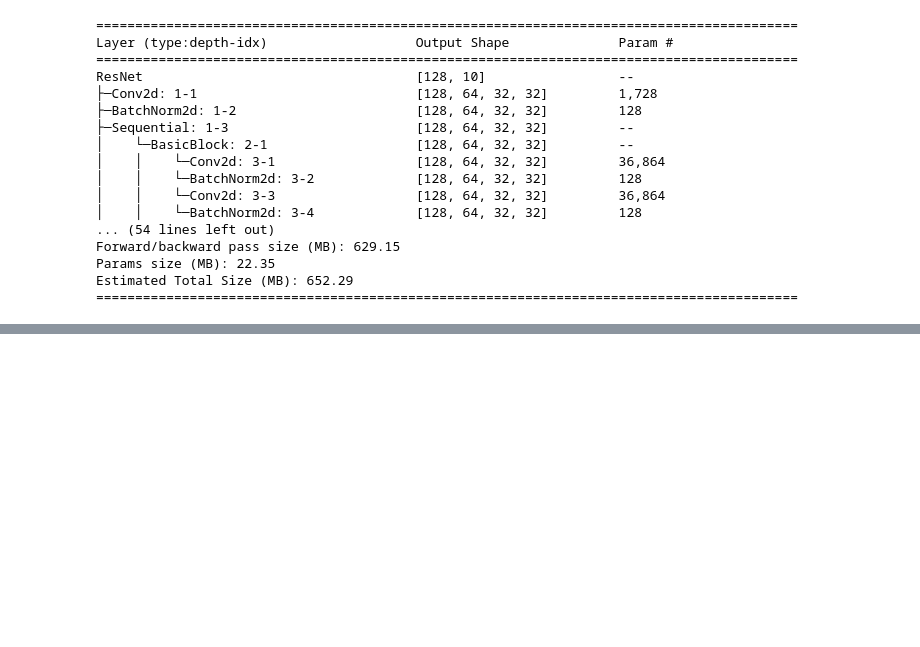
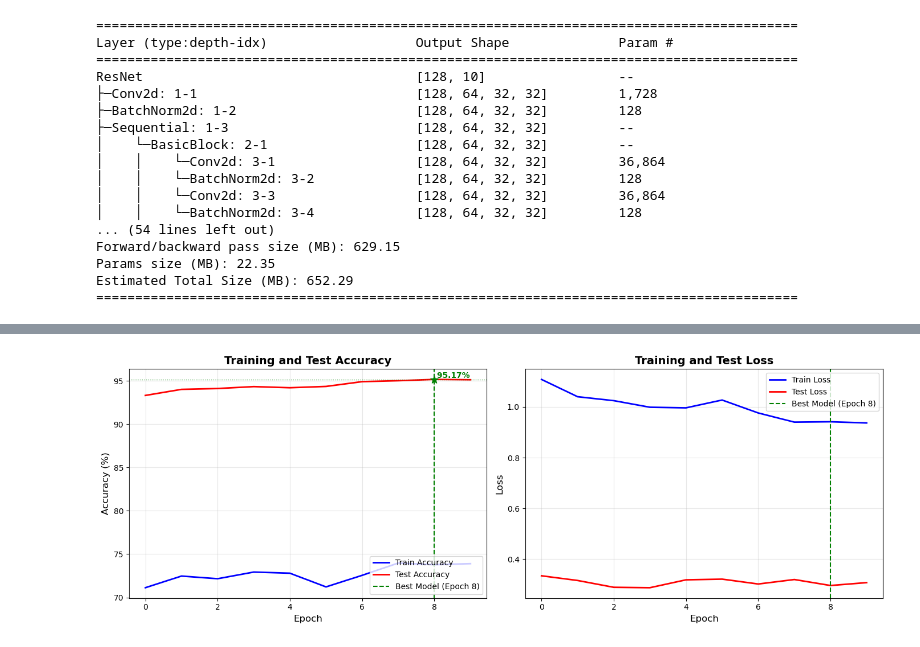
Before and after one commit to aminejanati/EfficientDeepLearning, a Jupyter notebook: pytorch-cifar/pruning.ipynb, the cells around one changed output, grey strips where cells are left out. Drawn from its saved outputs; the diff is of its cells as text; code cells hidden in the pictures; blank space fills up the shorter version.

```diff
--- a/pytorch-cifar/pruning.ipynb
+++ b/pytorch-cifar/pruning.ipynb
@@ -175,0 +233,76 @@ print(f"Accuracy (after prune.remove): {acc_final:.2f}%")
+# %%
+import copy
+
+import importlib
+
+import train_augmentation
+
+
+
+# Recharge le module pour prendre les dernières modifs du fichier
+
+importlib.reload(train_augmentation)
+
+
+
+# Partir du modèle de base, puis le pruner avant entraînement
+
+prune_amount = 0.77
+
+model_to_train = copy.deepcopy(base_model)
+
+
+
+parameters_to_prune = [
+
+    (module, 'weight')
+
+    for module in model_to_train.modules()
+
+    if isinstance(module, nn.Conv2d)
+
+]
+
+
+
+prune.global_unstructured(
+
+    parameters_to_prune,
+
+    pruning_method=prune.L1Unstructured,
+
+    amount=prune_amount,
+
+)
+
+evaluate(model_to_train,testloader)
+
+
+# Entraîner le modèle pruné pendant 10 epochs (sans resume)
+
+results_augmix_prune_10ep = train_augmentation.train_with_augmentation(
+
+    model=model_to_train,
+
+    epochs=10,
+
+    resume=False,
+
+    mixup=True,
+
+    mixup_alpha=1.0,
+
+    save_name='Resnet18_base_pruned80_augmix_10ep',
+
+    lr=0.01
+
+)
+
+
+
+print(f"Best acc: {results_augmix_prune_10ep['best_acc']:.2f}%")
+
+print(f"Best epoch: {results_augmix_prune_10ep['best_epoch']}")
+
+print(f"Saved: {results_augmix_prune_10ep['save_path']}")
+# %% [output]
@@ -175,0 +326 @@ print(f"Accuracy (after prune.remove): {acc_final:.2f}%")
+[figure, added]
```
Also changed, not shown: parts of 7 cells of this notebook, 21 other files.
